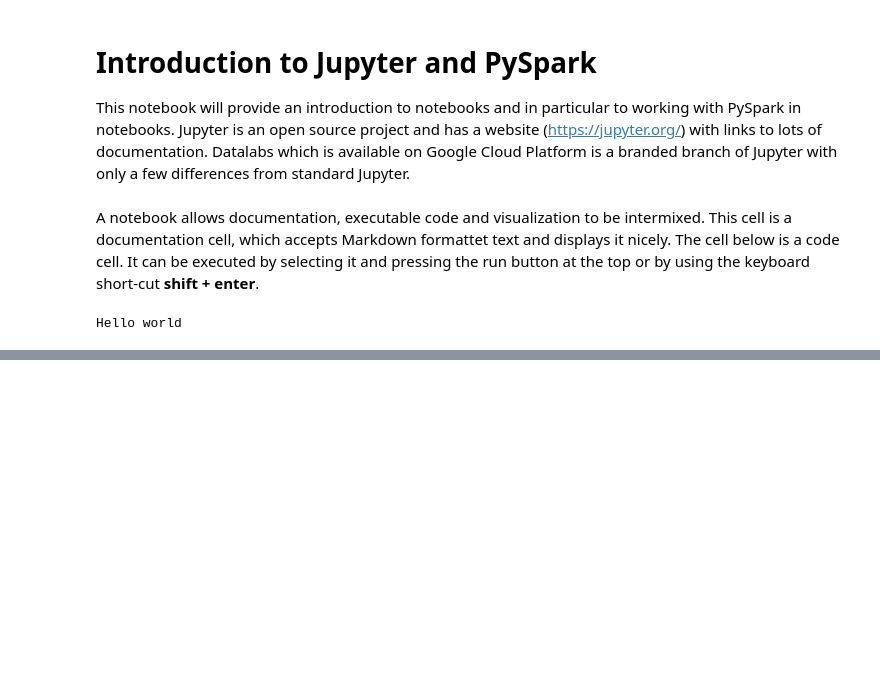
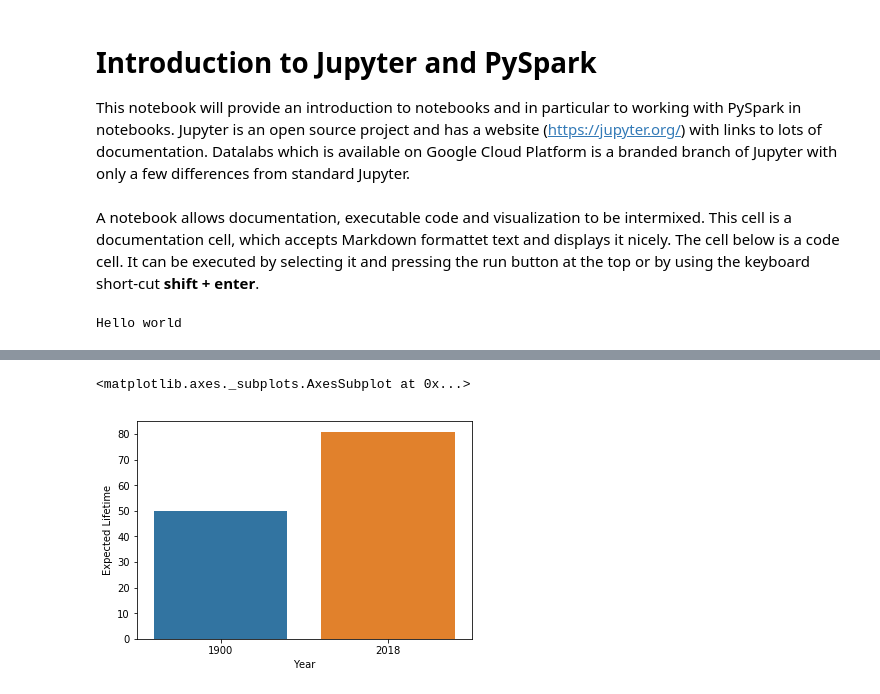
Before and after one commit to andreaskdk/big-data-notebooks, a Jupyter notebook: Introduction to Jupyter.ipynb, the cells around one changed output, grey strips where cells are left out. Drawn from its saved outputs; the diff is of its cells as text; code cells hidden in the pictures; blank space fills up the shorter version.

```diff
--- a/Introduction to Jupyter.ipynb
+++ b/Introduction to Jupyter.ipynb
@@ -24,0 +117,10 @@ ax = sns.heatmap(uniform_data)
+# %%
+import seaborn as sns
+import pandas as pd
+%matplotlib inline
+
+lifetime_data=pd.DataFrame([["1900", 50.1], ["2018", 80.9]], columns=["Year", "Expected Lifetime"])
+sns.barplot(x="Year", y="Expected Lifetime", data=lifetime_data)
+# %% [output]
+<matplotlib.axes._subplots.AxesSubplot at 0x...>
+[figure, added]
```
Also changed, not shown: parts of 27 cells of this notebook, 1 other file.
